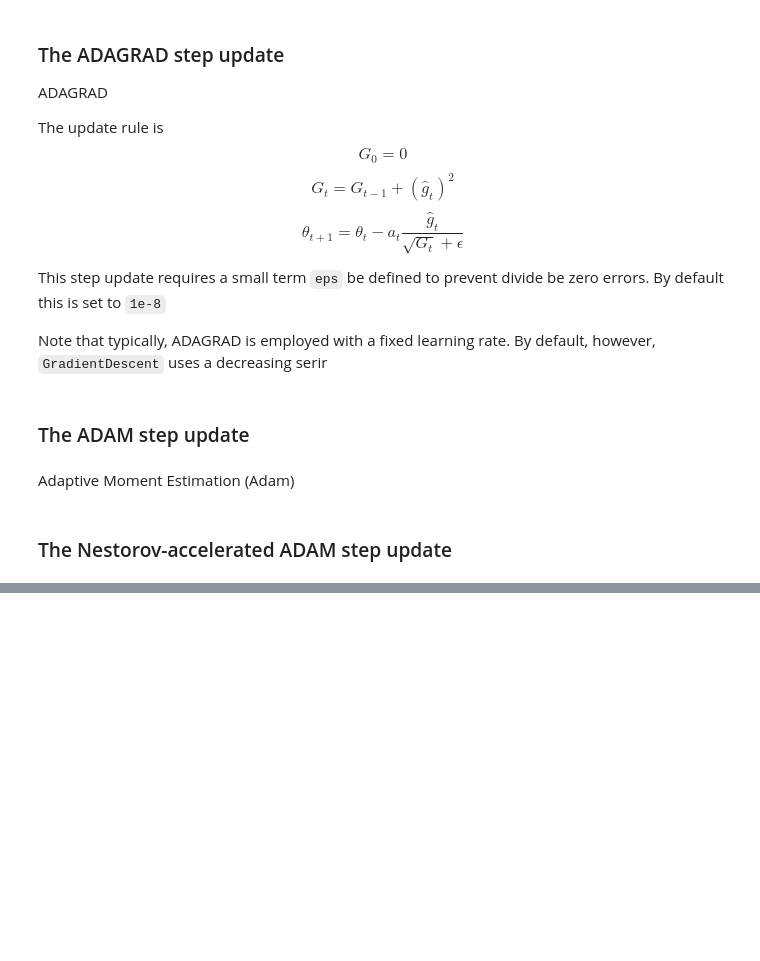
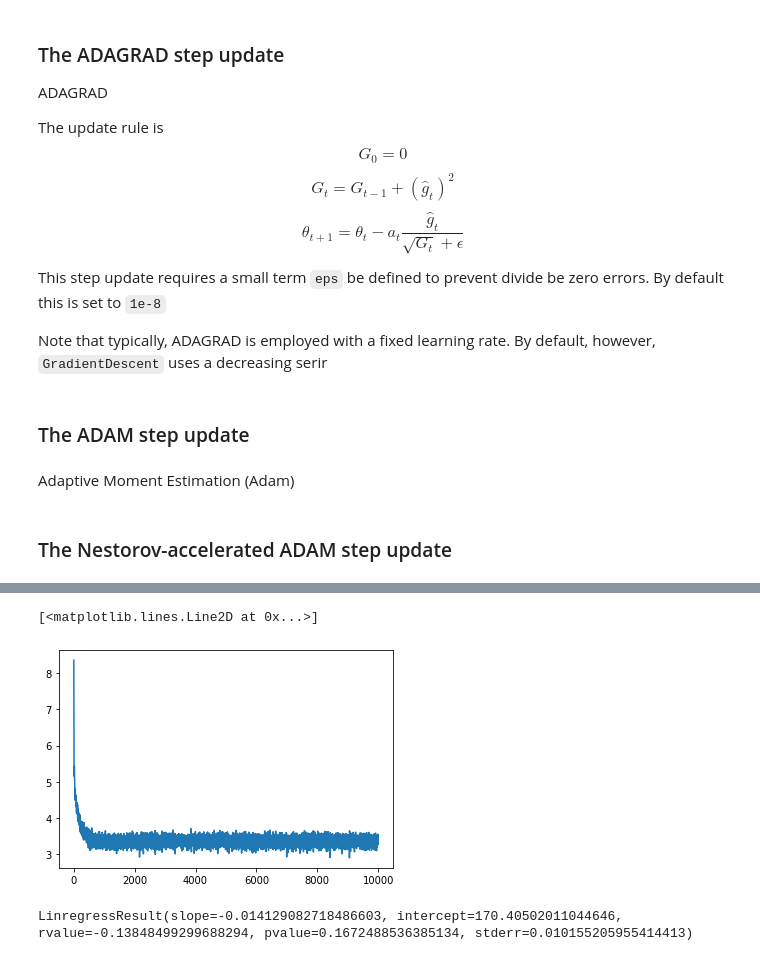
Before and after one commit to LaptopBiologist/gradless, a Jupyter notebook: 02_updates.ipynb, the cells around one changed output, grey strips where cells are left out. Drawn from its saved outputs; the diff is of its cells as text; code cells hidden in the pictures; blank space fills up the shorter version.

```diff
--- a/02_updates.ipynb
+++ b/02_updates.ipynb
@@ -128,0 +269,20 @@ class NADAM(UpdateBase):
+# %%
+
+mse_sim_cost=costs.Model(MSE_simulated_data, data)
+starts=numpy.array([-9,-9])
+update_rule=updates.ADAM(max_step=10.)
+opt_vanilla=optimizers.GradientDescent(starts,mse_sim_cost,update_rule,
+                                       gradient.SPSAGradient(numpy.array([0,0])),
+                                       acceptance_rule=None,
+                                       param_stepsize=3, param_stepdecay=0.6, param_decay_offset=0,
+                                       grad_stepsize=1, grad_stepdecay=.2, )
+# %%
+opt_vanilla.update_params(gradient_reps=100)
+slopes, intercepts=[],[]
+for i in tqdm(range(10000)):
+    opt_vanilla.update_params(gradient_reps=1,)
+# %%
+pyplot.plot(numpy.log(opt_vanilla.cost_history))
+# %% [output]
+[<matplotlib.lines.Line2D at 0x...>]
+[figure, added]
@@ -128,0 +307,4 @@ class NADAM(UpdateBase):
+# %%
+opt_vanilla.acceptance_rule.linreg
+# %% [output]
+LinregressResult(slope=-0.014129082718486603, intercept=170.40502011044646, rvalue=-0.13848499299688294, pvalue=0.1672488536385134, stderr=0.010155205955414413)
```
Also changed, not shown: parts of 29 cells of this notebook, 2 other files.
